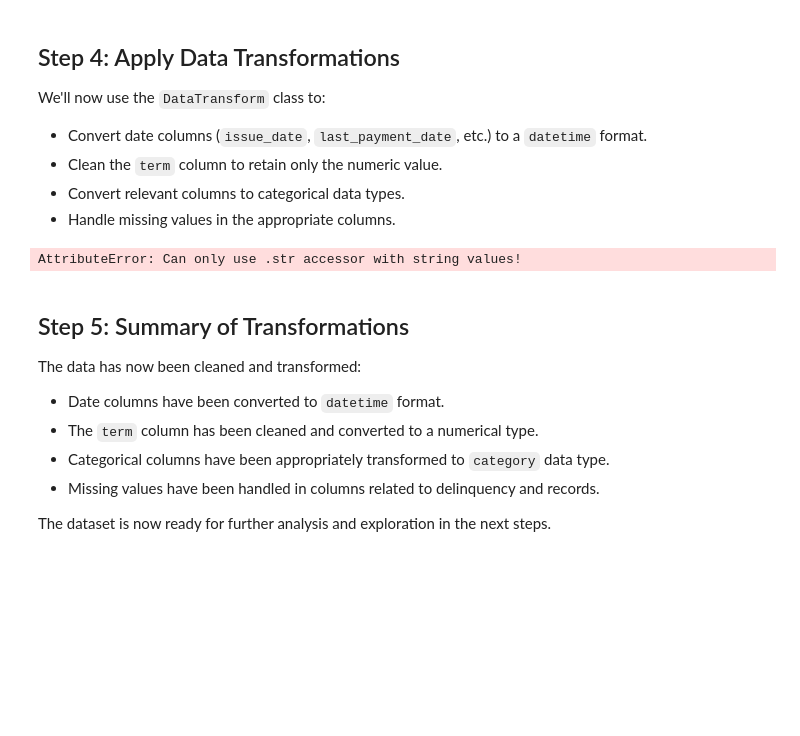
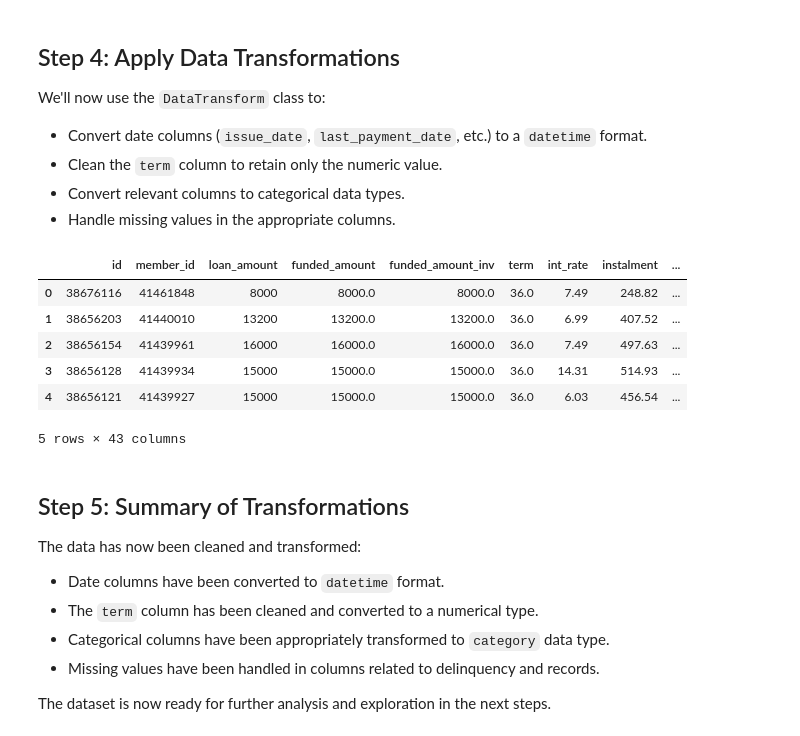
Before and after one commit to jose-zothner-meyer/finance-customer-loans, a Jupyter notebook: notebook.ipynb, the cells around one changed output. Saved outputs shown, nothing was run; the diff lists cells and outputs as text; code cells hidden in the pictures; blank space fills up the shorter version.

Commit message:
Error code to be seen in notebook.ipynb.

```diff
--- a/notebook.ipynb
+++ b/notebook.ipynb
@@ -80,27 +81,36 @@ We'll now use the `DataTransform` class to:
 # %%
 # Initialize the DataTransform class with the DataFrame
 transformer = DataTransform(df)
 
 # Convert date columns
 date_columns = ['issue_date', 'last_payment_date', 'next_payment_date', 'last_credit_pull_date']
 transformer.convert_to_datetime(date_columns)
 
 # Clean 'term' column
 transformer.clean_term_column()
+
+# Clean the 'employment_length' column
+transformer.clean_employment_length()
 
 # Convert relevant columns to categorical
 categorical_columns = ['grade', 'sub_grade', 'home_ownership', 'verification_status',
                        'loan_status', 'purpose', 'application_type']
 transformer.convert_to_categorical(categorical_columns)
 
 # Handle missing values
 columns_with_missing_values = ['mths_since_last_delinq', 'mths_since_last_record', 'mths_since_last_major_derog']
 transformer.handle_missing_values(columns_with_missing_values)
 
 # View the transformed DataFrame
 df.head()
 # %% [output]
+|  | id | member_id | loan_amount | funded_amount | funded_amount_inv | term | int_rate | instalment | ... |
+| 0 | 38676116 | 41461848 | 8000 | 8000.0 | 8000.0 | 36.0 | 7.49 | 248.82 | ... |
+| 1 | 38656203 | 41440010 | 13200 | 13200.0 | 13200.0 | 36.0 | 6.99 | 407.52 | ... |
+| 2 | 38656154 | 41439961 | 16000 | 16000.0 | 16000.0 | 36.0 | 7.49 | 497.63 | ... |
+| 3 | 38656128 | 41439934 | 15000 | 15000.0 | 15000.0 | 36.0 | 14.31 | 514.93 | ... |
+| 4 | 38656121 | 41439927 | 15000 | 15000.0 | 15000.0 | 36.0 | 6.03 | 456.54 | ... |
-AttributeError: Can only use .str accessor with string values!
+5 rows × 43 columns
 # %% [markdown]
 ## Step 5: Summary of Transformations
 
```
Also changed, not shown: parts of 2 cells of this notebook, 1 other file.
